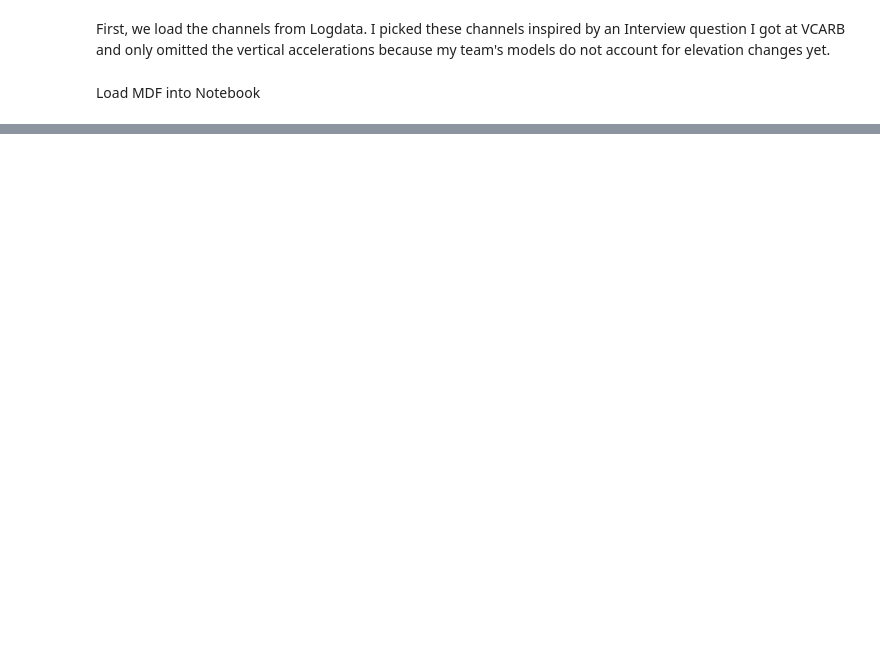
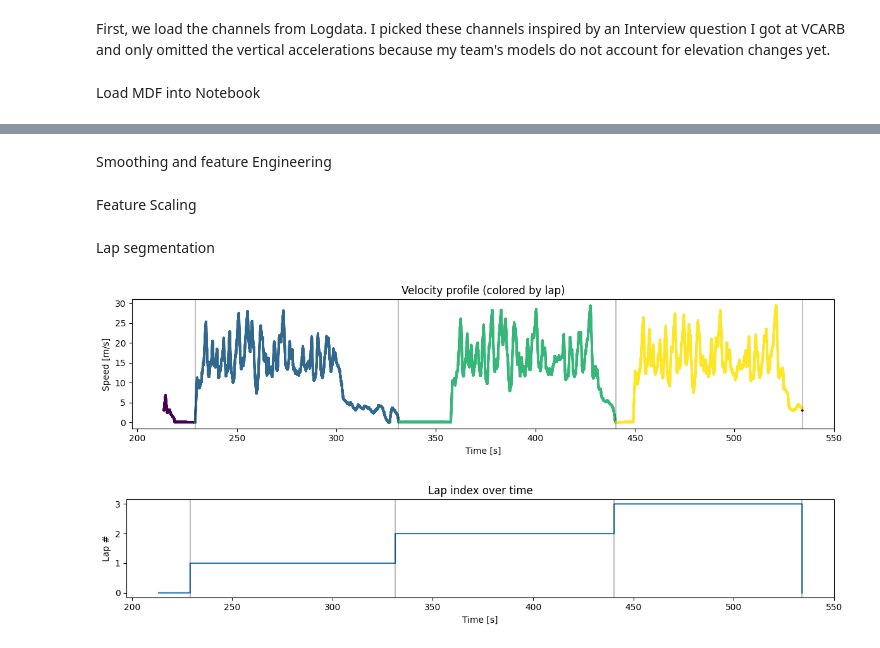
Before and after one commit to kawihss/fs-corner-phase-classification, a Jupyter notebook: notebooks/01_load_and_preprocess.ipynb, the cells around one changed output, grey strips where cells are left out. Cells and saved outputs as stored; diff of their text form; code cells hidden in the pictures; blank space fills up the shorter version.

```diff
--- a/notebooks/01_load_and_preprocess.ipynb
+++ b/notebooks/01_load_and_preprocess.ipynb
@@ -67,0 +119,2 @@ Now we Align the data
+# %% [markdown]
+Smoothing and feature Engineering
@@ -67,0 +166,2 @@ Now we Align the data
+# %% [markdown]
+Feature Scaling
@@ -67,0 +182,54 @@ Now we Align the data
+# %% [markdown]
+Lap segmentation
+# %%
+import numpy as np
+import matplotlib.pyplot as plt
+from scipy.signal import find_peaks
+
+# Switch between LapCounter channel and heuristic
+USELAPCOUNTER = 0
+LAPTIME = 55  # expected lap time in seconds (for heuristic spacing)
+
+t = aligned["time_s"].to_numpy()
+speed = aligned["v_abs"].to_numpy()
+
+if USELAPCOUNTER and "LapCounter" in aligned.columns:
+    lap = aligned["LapCounter"].astype(int).to_numpy()
+else:
+    minima, _ = find_peaks(
+        -speed,
+        distance=int(LAPTIME / np.median(np.diff(t))),
+        prominence=np.std(speed) * 0.3
+    )
+    bounds = np.r_[0, minima, len(speed) - 1]
+    lap = np.zeros(len(speed), dtype=int)
+    for i in range(len(bounds) - 1):
+        lap[bounds[i]:bounds[i + 1]] = i
+
+# Boundaries for visualization
+bounds = np.where(np.diff(lap) != 0)[0] + 1
+
+# Plot: speed colored by lap
+plt.figure(figsize=(12,3))
+plt.scatter(t, speed, c=lap, s=3)
+for b in bounds:
+    plt.axvline(t[b], color="k", alpha=0.25)
+plt.xlabel("Time [s]")
+plt.ylabel("Speed [m/s]")
+plt.title("Velocity profile (colored by lap)")
+plt.tight_layout()
+plt.show()
+
+# Plot: lap index over time
+plt.figure(figsize=(12,2.5))
+plt.step(t, lap, where="post", color="tab:blue")
+for b in bounds:
+    plt.axvline(t[b], color="k", alpha=0.25)
+plt.xlabel("Time [s]")
+plt.ylabel("Lap #")
+plt.title("Lap index over time")
+plt.tight_layout()
+plt.show()
+# %% [output]
+[figure, added]
+[figure, added]
```
Also changed, not shown: parts of 10 cells of this notebook.
